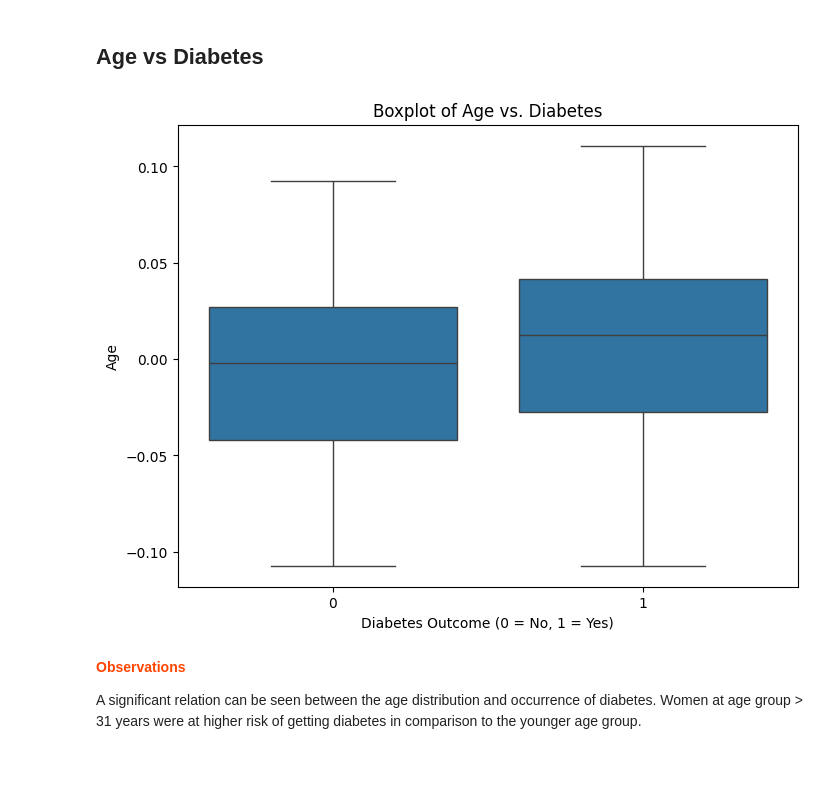
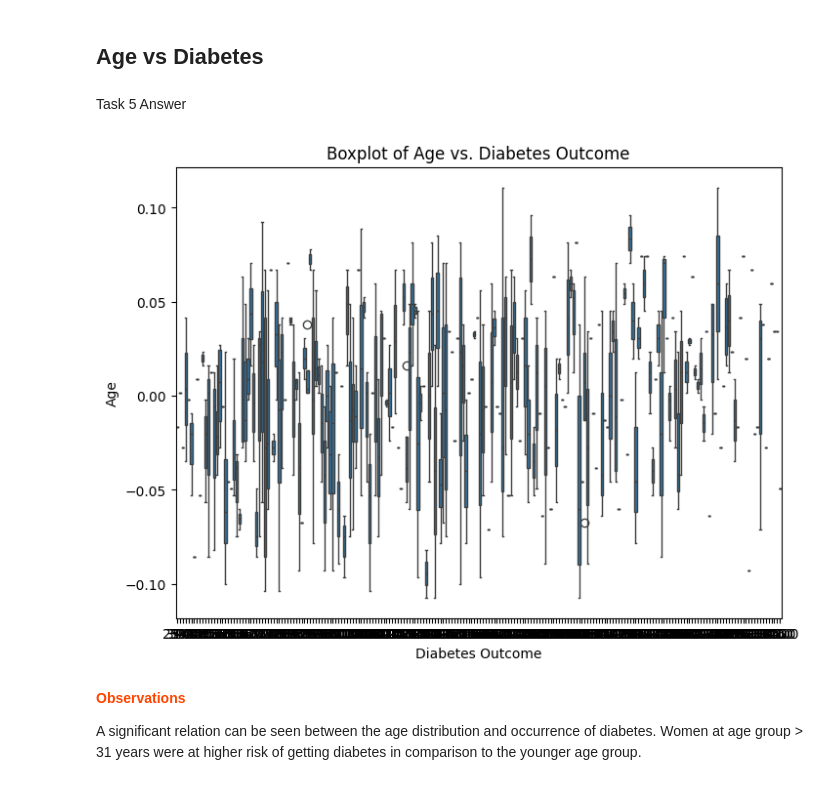
Before and after one commit to SrihithaParvathaneni19/fmml-project-, a Jupyter notebook: Mod3_project.ipynb, the cells around one changed output. Cells and saved outputs as stored; diff of their text form; code cells hidden in the pictures.

```diff
--- a/Mod3_project.ipynb
+++ b/Mod3_project.ipynb
@@ -328,37 +343,33 @@ The interquartile range for the women who tested positive reaches a higher BMI t
 ## Age vs Diabetes
 # %%
 ## TASK-5: Display a boxplot between Age and Diabetes.
+# %% [markdown]
+Task 5 Answer
 # %%
-import numpy as np
 import seaborn as sns
 import matplotlib.pyplot as plt
+from sklearn.datasets import load_diabetes
 import pandas as pd
-from sklearn.datasets import load_diabetes
 
 # Load the diabetes dataset
-diabetes = load_diabetes()
-# Create a Pandas DataFrame from the dataset
-diabetes_data = pd.DataFrame(diabetes.data, columns=diabetes.feature_names)
-# Add the target variable to the DataFrame, but rename it to 'Outcome'
-diabetes_data['Outcome'] = diabetes.target
+diabetes_data = load_diabetes(as_frame=True)
+diabetes_data = diabetes_data.frame
 
-# Convert 'Outcome' to binary (0 or 1) based on a threshold (e.g., 140)
-# Adjust the threshold as needed
-threshold = 140
-diabetes_data['Outcome'] = (diabetes_data['Outcome'] > threshold).astype(int)
+# Rename the 'target' column to 'Outcome' for consistency
+diabetes_data = diabetes_data.rename(columns={'target': 'Outcome'})
 
-# Create the boxplot
-plt.figure(figsize=(8, 6))  # Adjust figure size if needed
-# The original dataset from sklearn.datasets does not contain a 'pregnant' feature.
-# Instead, it focuses on quantitative features related to diabetes progression.
-# Assuming you want to visualize the relationship between age and diabetes outcome:
-sns.boxplot(x='Outcome', y='age', data=diabetes_data)
-plt.title('Boxplot of Age vs. Diabetes')
-plt.xlabel('Diabetes Outcome (0 = No, 1 = Yes)')
+# Explicitly convert 'Outcome' to categorical
+diabetes_data['Outcome'] = pd.Categorical(diabetes_data['Outcome'])
+
+# Create the boxplot for Age and Diabetes
+plt.figure(figsize=(8, 6))
+sns.boxplot(x='Outcome', y='age', data=diabetes_data.dropna())
+plt.title('Boxplot of Age vs. Diabetes Outcome')
+plt.xlabel('Diabetes Outcome')
 plt.ylabel('Age')
 plt.show()
 # %% [output]
-[figure, old version]
+[figure, new version]
 # %% [markdown]
 <p style="font-weight: bold;color:#FF4500"><b>Observations</b></p>
 
```
Also changed, not shown: parts of 34 cells of this notebook.
